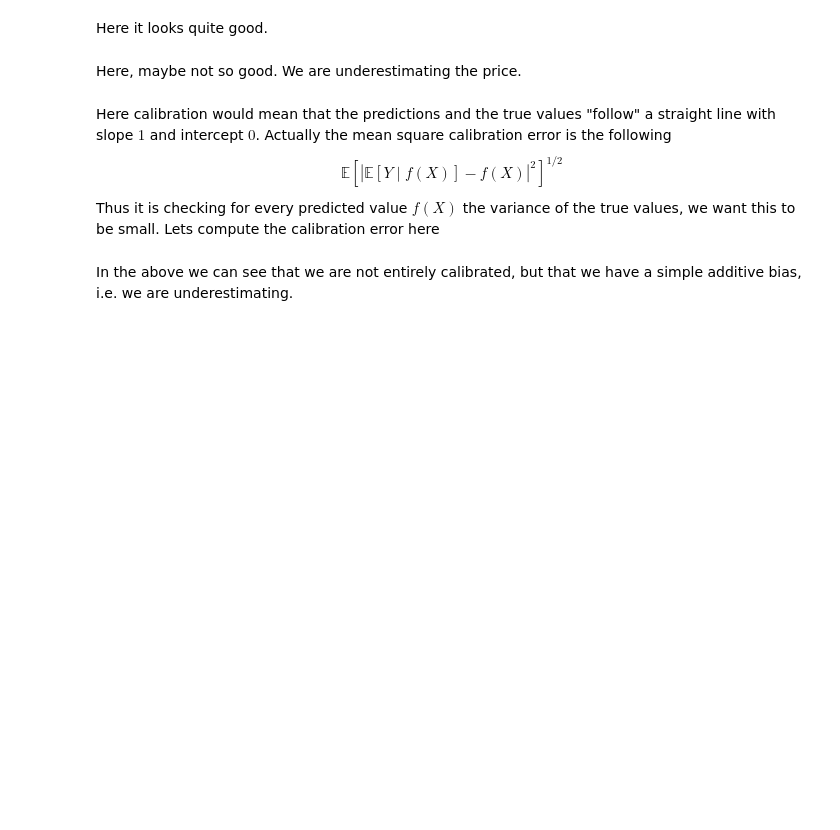
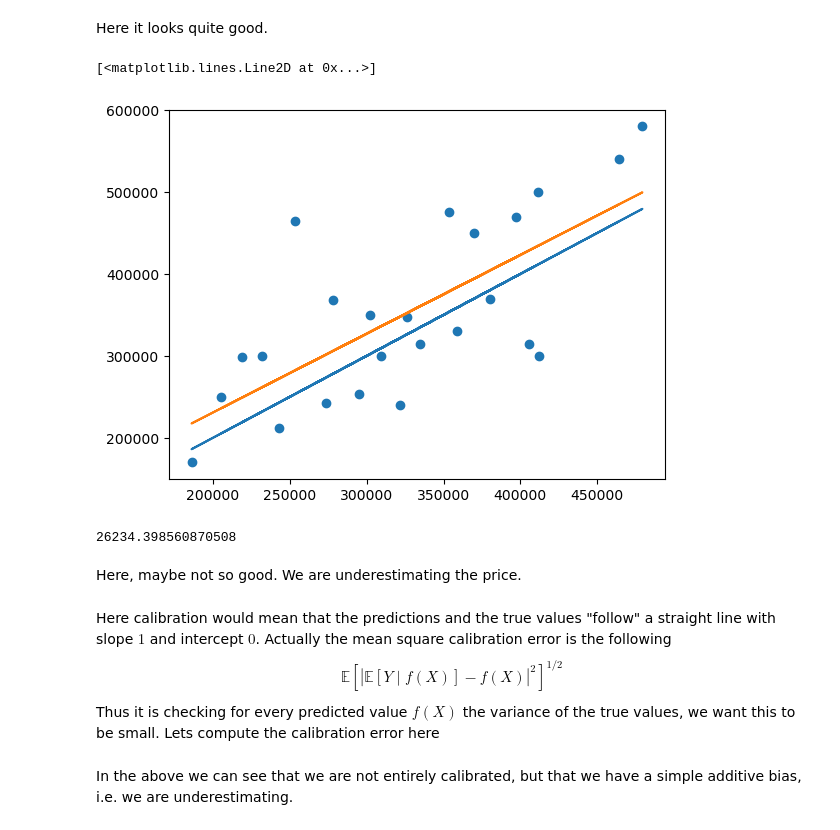
Before and after one commit to datascience-intro/1MS041-2023, a Jupyter notebook: notebooks/12-Regression.ipynb, the cells around one changed output. Cells and saved outputs as stored; diff of their text form; code cells hidden in the pictures; blank space fills up the shorter version.

```diff
--- a/notebooks/12-Regression.ipynb
+++ b/notebooks/12-Regression.ipynb
@@ -124,3 +167,17 @@ plt.scatter(lr.predict(X_test),Y_test)
+# %%
+X_new = lr.predict(X_test)
+plt.scatter(X_new,Y_test)
+lr_calib = LinearRegression()
+lr_calib.fit(X_new.reshape(-1,1),Y_test)
+plt.plot(X_new,X_new)
+plt.plot(X_new,lr_calib.predict(X_new.reshape(-1,1)))
+# %% [output]
+[<matplotlib.lines.Line2D at 0x...>]
+[figure, added]
+# %%
+np.sqrt(np.mean((lr_calib.predict(X_new.reshape(-1,1))-X_new)**2))
+# %% [output]
+26234.398560870508
 # %% [markdown]
 Here, maybe not so good. We are underestimating the price.
 # %% [markdown]
```
Also changed, not shown: parts of 23 cells of this notebook, 10 other files.
